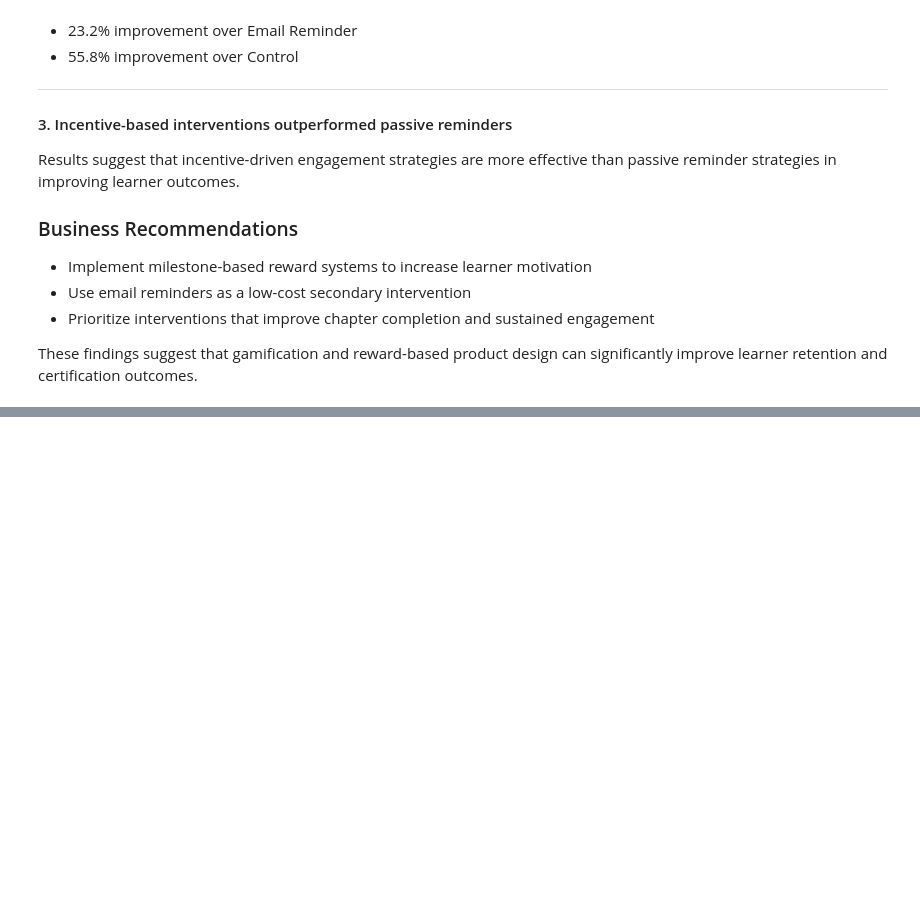
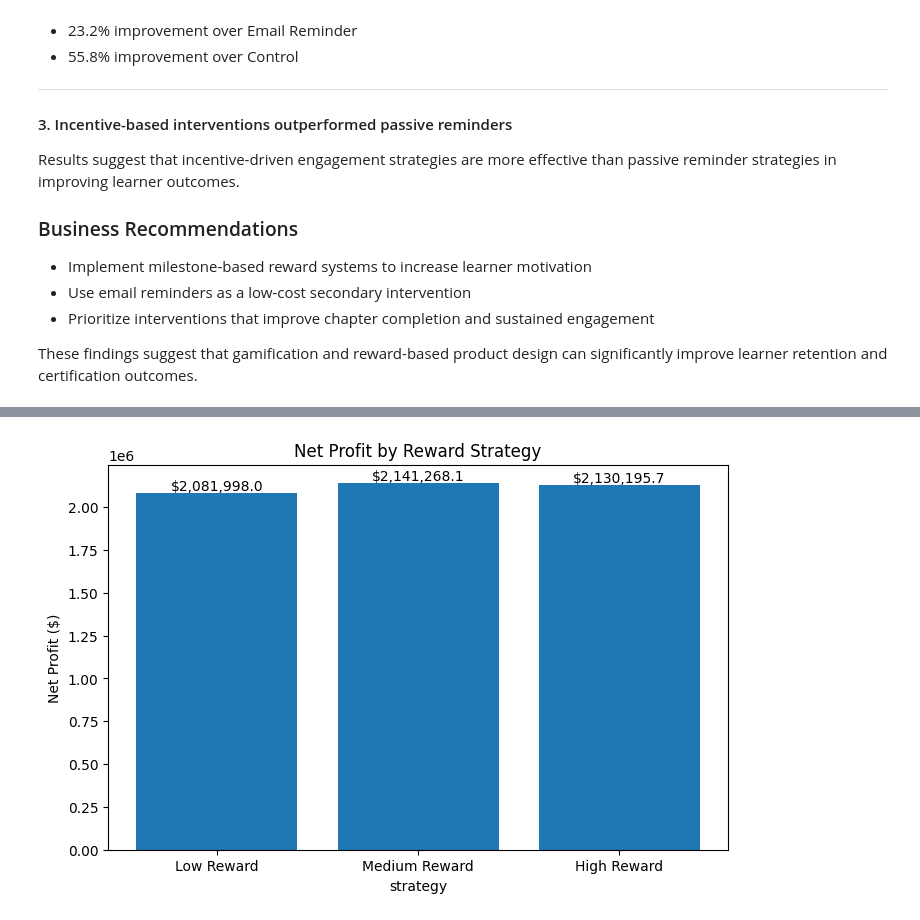
Before and after one commit to Chunyuliu-lgtm/online-learning-engagement-analysis, a Jupyter notebook: notebooks/product_analytics.ipynb, the cells around one changed output, grey strips where cells are left out. Cells and saved outputs as stored; diff of their text form; code cells hidden in the pictures; blank space fills up the shorter version.

```diff
--- a/notebooks/product_analytics.ipynb
+++ b/notebooks/product_analytics.ipynb
@@ -928,0 +1039,9 @@ These findings suggest that gamification and reward-based product design can sig
+# %%
+paying_users=39686
+eligible_users=16283
+courses_fee=50
+certificate_fee=20
+future_course_revenue=80
+# %%
+reward_strategies=pd.DataFrame({'Strategy':['Low Reward','Medium Reward','High Reward'],'Reward Cost per User':[3,6,10],'Certification Rate (%)':[5.0,6.2,6.8],'Re-enrollment Rate (%)':[10,18,22]})
+reward_strategies
@@ -928,0 +1090,3 @@ These findings suggest that gamification and reward-based product design can sig
+# %%
+simulation_df= pd.DataFrame(simulation_results, columns=['Strategy','Certifications','Re-enrollment Users','Initial Revenue ($)','Certificaion Revenue ($)','Future Revenue','Total Revenue ($)','Total Cost ($)','Net Profit ($)','ROI (%)'])
+simulation_df
@@ -928,0 +1112,13 @@ These findings suggest that gamification and reward-based product design can sig
+# %%
+plt.figure(figsize=(8,5))
+bars= plt.bar(simulation_df['Strategy'],simulation_df['Net Profit ($)'])
+plt.title('Net Profit by Reward Strategy')
+plt.xlabel('strategy')
+plt.ylabel('Net Profit ($)')
+for bar in bars:
+    height= bar.get_height()
+    plt.text(bar.get_x()+bar.get_width()/2, height, f'${height:,.1f}', ha='center',va='bottom')
+plt.savefig('../figures/net_prfit_by_reward_strategy.png',dpi=300, bbox_inches='tight')
+plt.show()
+# %% [output]
+[figure, added]
```
Also changed, not shown: parts of 21 cells of this notebook, 6 other files.
